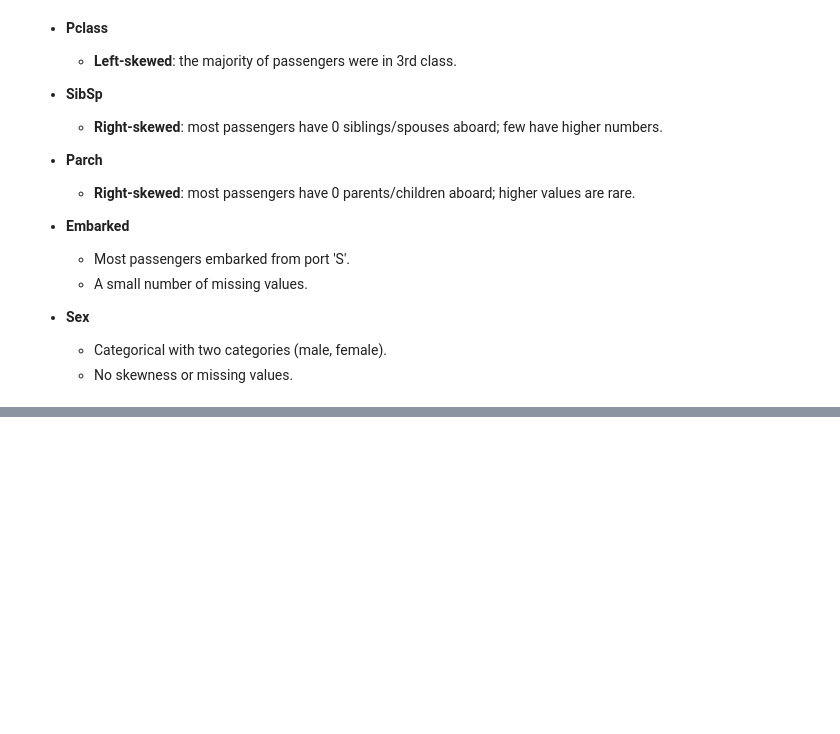
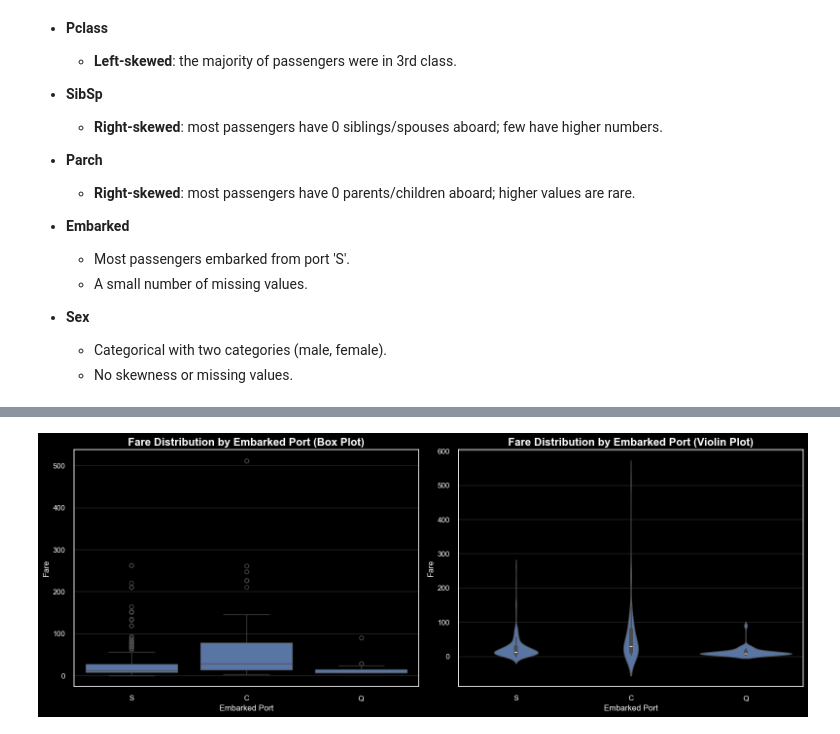
Before and after one commit to sbeeredd04/sandbox_private, a Jupyter notebook: ML/UnivariateAndBivariateExploratoryDataAnalysisEDAWithTitanicDataset.ipynb, the cells around one changed output, grey strips where cells are left out. Drawn from its saved outputs; the diff is of its cells as text; code cells hidden in the pictures; blank space fills up the shorter version.

Commit message:
refactor(ML): Refactor EDA notebook
Refactored the EDA notebook to improve readability and added more visualizations.

```diff
--- a/ML/UnivariateAndBivariateExploratoryDataAnalysisEDAWithTitanicDataset.ipynb
+++ b/ML/UnivariateAndBivariateExploratoryDataAnalysisEDAWithTitanicDataset.ipynb
@@ -334,0 +366,20 @@ max      1.000000    3.000000    8.000000    6.000000
+# %%
+# Visualizations for Fare vs Embarked
+fig, axes = plt.subplots(1, 2, figsize=(16, 6))
+
+# Box plot
+sns.boxplot(data=df, x='Embarked', y='Fare', ax=axes[0])
+axes[0].set_title('Fare Distribution by Embarked Port (Box Plot)')
+axes[0].set_xlabel('Embarked Port')
+axes[0].set_ylabel('Fare')
+
+# Violin plot
+sns.violinplot(data=df, x='Embarked', y='Fare', ax=axes[1])
+axes[1].set_title('Fare Distribution by Embarked Port (Violin Plot)')
+axes[1].set_xlabel('Embarked Port')
+axes[1].set_ylabel('Fare')
+
+plt.tight_layout()
+plt.show()
+# %% [output]
+[figure, added]
```
Also changed, not shown: parts of 16 cells of this notebook.
